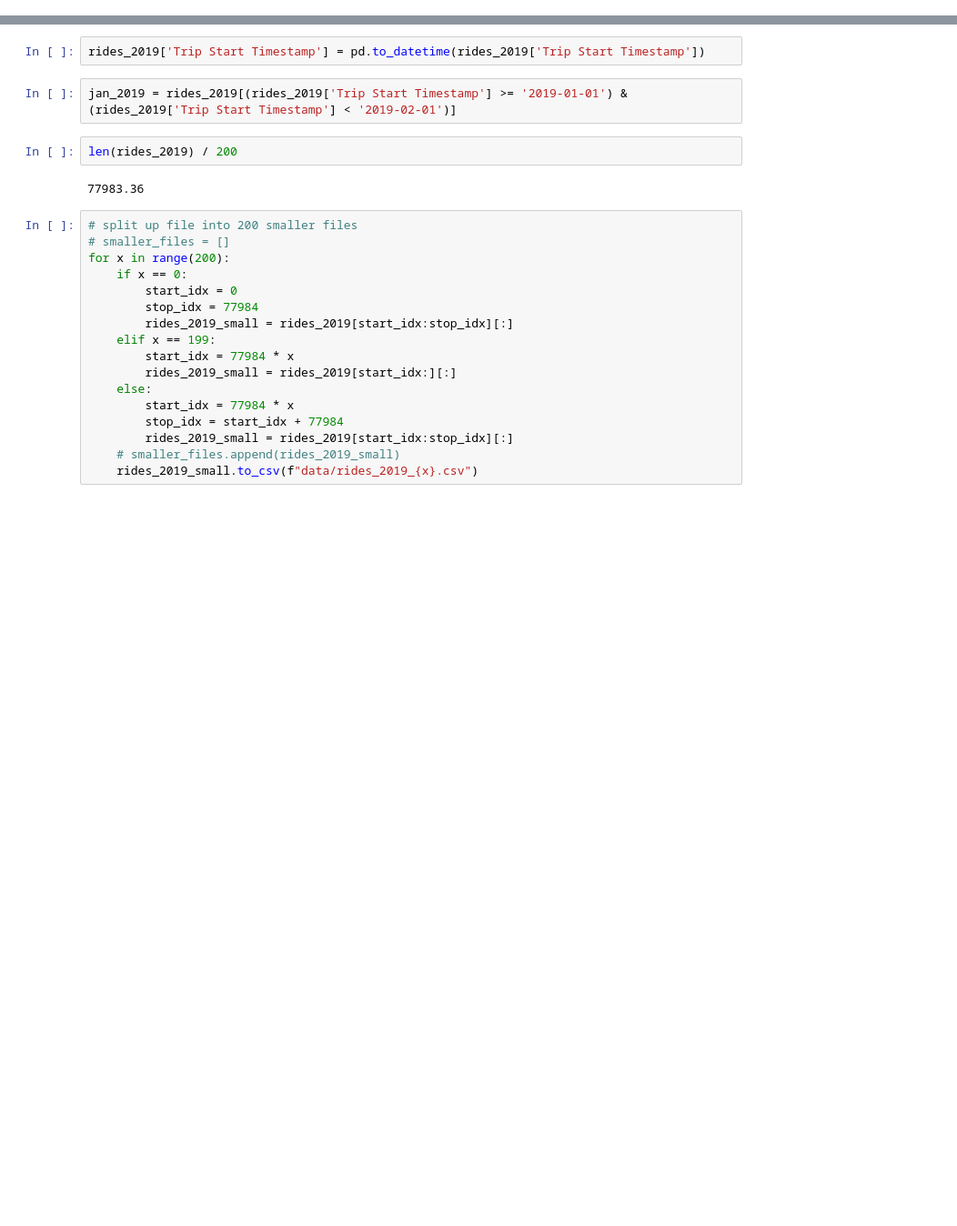
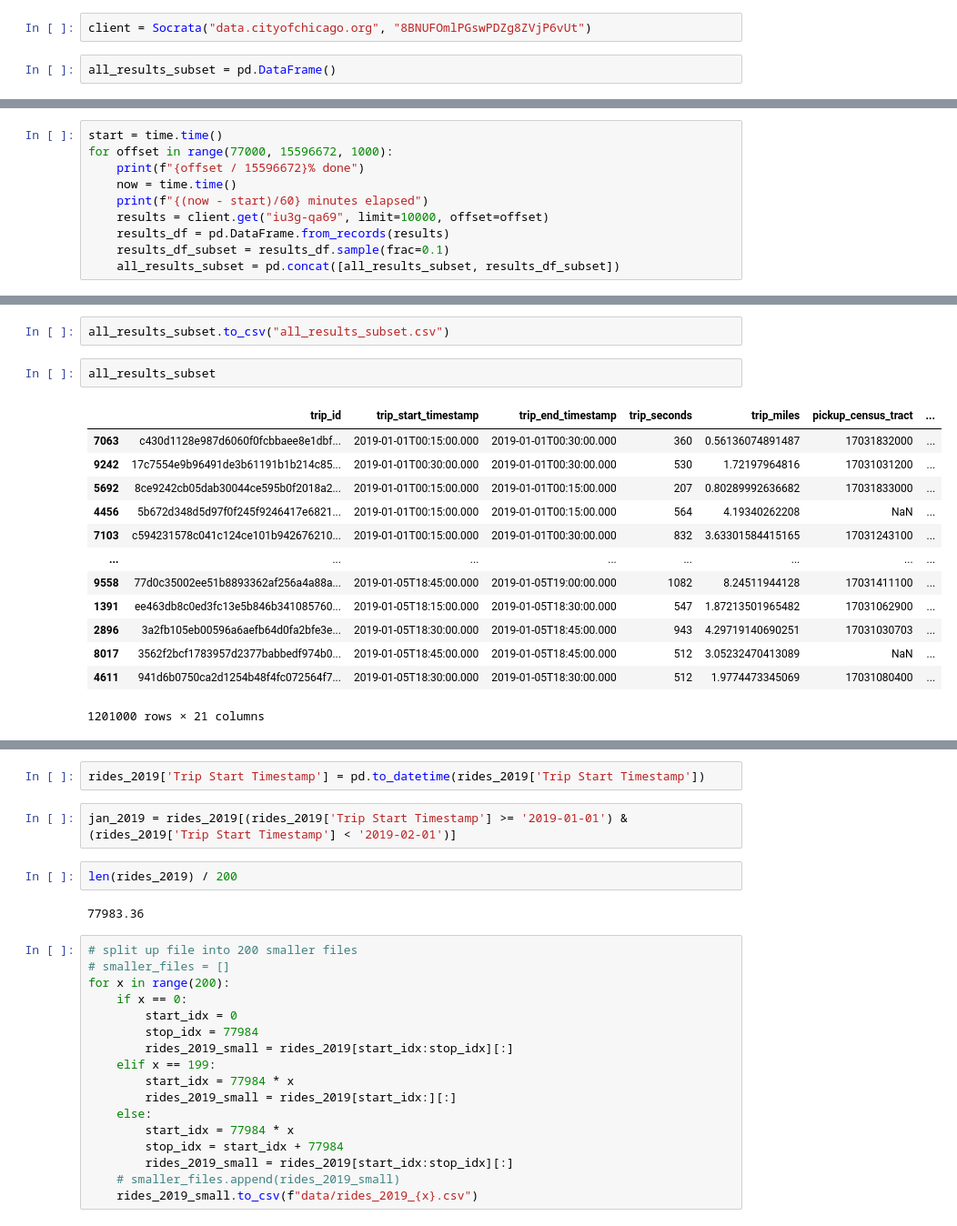
Before and after one commit to morden35/ridesharing_ml, a Jupyter notebook: divide_rides_file.ipynb, the cells around one changed output, grey strips where cells are left out. Shown at 91% size. Cells and saved outputs as stored; diff of their text form; blank space fills up the shorter version.

```diff
--- a/divide_rides_file.ipynb
+++ b/divide_rides_file.ipynb
@@ -2,0 +5,4 @@ import pandas as pd
+# %%
+client = Socrata("data.cityofchicago.org", "8BNUFOmlPGswPDZg8ZVjP6vUt")
+# %%
+all_results_subset = pd.DataFrame()
@@ -2,0 +13,10 @@ import pandas as pd
+# %%
+start = time.time()
+for offset in range(77000, 15596672, 1000):
+    print(f"{offset / 15596672}% done")
+    now = time.time()
+    print(f"{(now - start)/60} minutes elapsed")
+    results = client.get("iu3g-qa69", limit=10000, offset=offset)
+    results_df = pd.DataFrame.from_records(results)
+    results_df_subset = results_df.sample(frac=0.1)
+    all_results_subset = pd.concat([all_results_subset, results_df_subset])
@@ -2,0 +42,18 @@ import pandas as pd
+# %%
+all_results_subset.to_csv("all_results_subset.csv")
+# %%
+all_results_subset
+# %% [output]
+|  | trip_id | trip_start_timestamp | trip_end_timestamp | trip_seconds | trip_miles | pickup_census_tract | ... |
+| 7063 | c430d1128e987d6060f0fcbbaee8e1dbf... | 2019-01-01T00:15:00.000 | 2019-01-01T00:30:00.000 | 360 | 0.56136074891487 | 17031832000 | ... |
+| 9242 | 17c7554e9b96491de3b61191b1b214c85... | 2019-01-01T00:30:00.000 | 2019-01-01T00:30:00.000 | 530 | 1.72197964816 | 17031031200 | ... |
+| 5692 | 8ce9242cb05dab30044ce595b0f2018a2... | 2019-01-01T00:15:00.000 | 2019-01-01T00:15:00.000 | 207 | 0.80289992636682 | 17031833000 | ... |
+| 4456 | 5b672d348d5d97f0f245f9246417e6821... | 2019-01-01T00:15:00.000 | 2019-01-01T00:15:00.000 | 564 | 4.19340262208 | NaN | ... |
+| 7103 | c594231578c041c124ce101b942676210... | 2019-01-01T00:15:00.000 | 2019-01-01T00:30:00.000 | 832 | 3.63301584415165 | 17031243100 | ... |
+| ... | ... | ... | ... | ... | ... | ... | ... |
+| 9558 | 77d0c35002ee51b8893362af256a4a88a... | 2019-01-05T18:45:00.000 | 2019-01-05T19:00:00.000 | 1082 | 8.24511944128 | 17031411100 | ... |
+| 1391 | ee463db8c0ed3fc13e5b846b341085760... | 2019-01-05T18:15:00.000 | 2019-01-05T18:30:00.000 | 547 | 1.87213501965482 | 17031062900 | ... |
+| 2896 | 3a2fb105eb00596a6aefb64d0fa2bfe3e... | 2019-01-05T18:30:00.000 | 2019-01-05T18:45:00.000 | 943 | 4.29719140690251 | 17031030703 | ... |
+| 8017 | 3562f2bcf1783957d2377babbedf974b0... | 2019-01-05T18:45:00.000 | 2019-01-05T18:45:00.000 | 512 | 3.05232470413089 | NaN | ... |
+| 4611 | 941d6b0750ca2d1254b48f4fc072564f7... | 2019-01-05T18:30:00.000 | 2019-01-05T18:30:00.000 | 512 | 1.9774473345069 | 17031080400 | ... |
+1201000 rows × 21 columns
```
Also changed, not shown: parts of 19 cells of this notebook, 1 other file.
